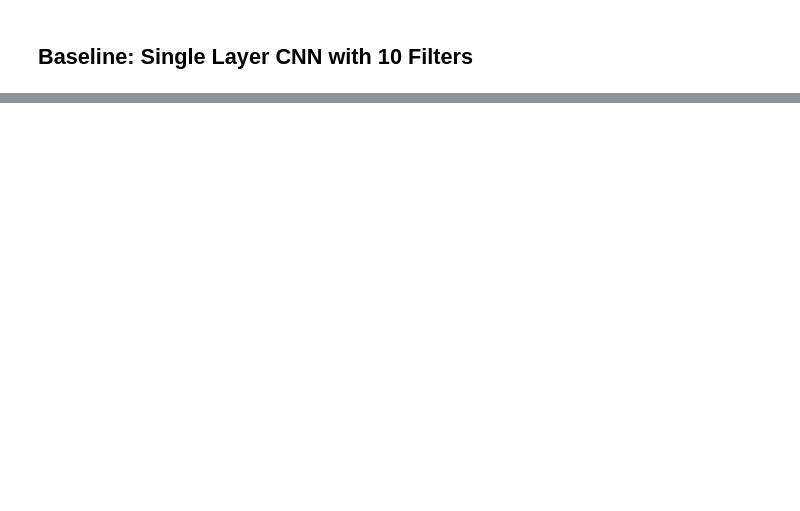
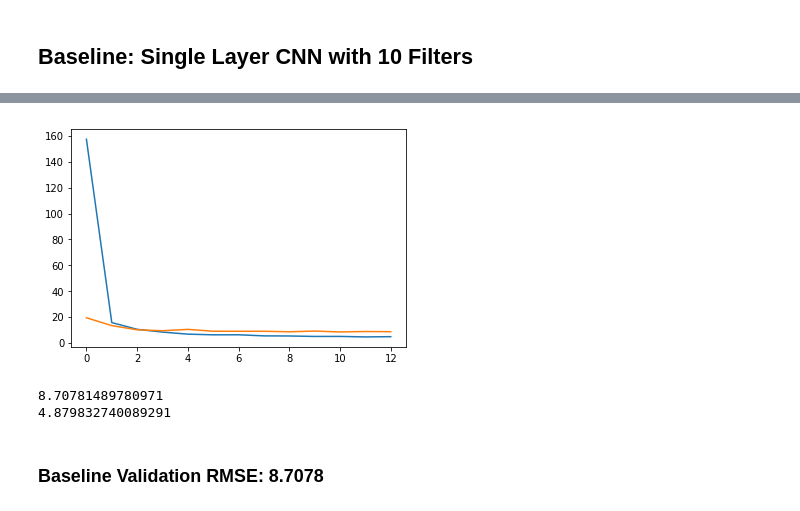
Before and after one commit to catnado/Facial_Key_Points_Detection, a Jupyter notebook: Baseline.ipynb, the cells around one changed output, grey strips where cells are left out. Saved outputs shown, nothing was run; the diff lists cells and outputs as text; code cells hidden in the pictures; blank space fills up the shorter version.

Commit message:
finished baseline

```diff
--- a/Baseline.ipynb
+++ b/Baseline.ipynb
@@ -121,4 +170,16 @@ plt.show()
+# %%
+# plot metrics
+plt.plot(history_cnn2.history['rmse'])
+plt.plot(history_cnn2.history['val_rmse'])
+plt.show()
+# %% [output]
+[figure, added]
 # %%
 # look at final RMSE value after 10 epochs
-print(history_cnn.history.get('val_rmse')[-1])
-print(history_cnn.history.get('rmse')[-1])
+print(history_cnn2.history.get('val_rmse')[-1])
+print(history_cnn2.history.get('rmse')[-1])
+# %% [output]
+8.70781489780971
+4.879832740089291
+# %% [markdown]
+### Baseline Validation RMSE: 8.7078
```
Also changed, not shown: parts of 7 cells of this notebook.
